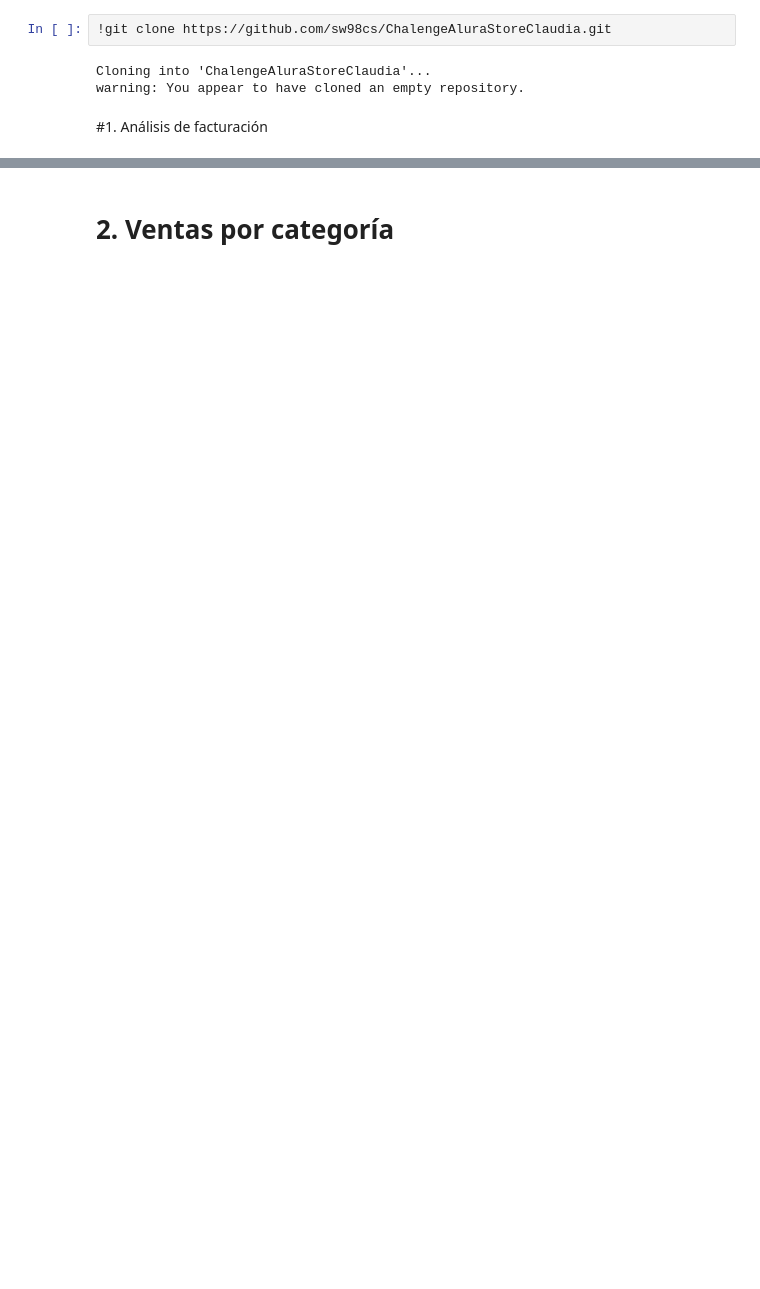
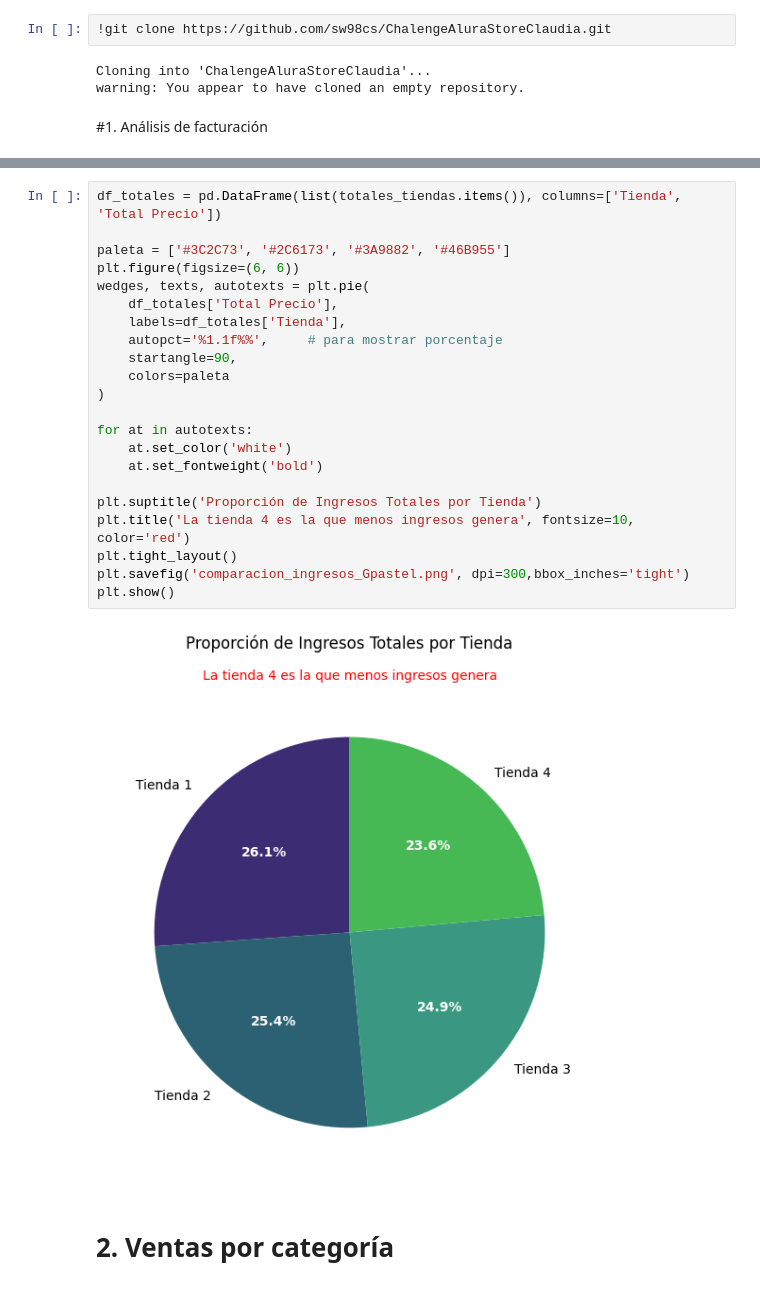
Before and after one commit to sw98cs/ChallengeAluraStoreClaudia, a Jupyter notebook: AluraStoreLatam.ipynb, the cells around one changed output, grey strips where cells are left out. Drawn from its saved outputs; the diff is of its cells as text; blank space fills up the shorter version.

```diff
--- a/AluraStoreLatam.ipynb
+++ b/AluraStoreLatam.ipynb
@@ -33,2 +474,26 @@ warning: You appear to have cloned an empty repository.
+# %%
+df_totales = pd.DataFrame(list(totales_tiendas.items()), columns=['Tienda', 'Total Precio'])
+
+paleta = ['#3C2C73', '#2C6173', '#3A9882', '#46B955']
+plt.figure(figsize=(6, 6))
+wedges, texts, autotexts = plt.pie(
+    df_totales['Total Precio'],
+    labels=df_totales['Tienda'],
+    autopct='%1.1f%%',     # para mostrar porcentaje
+    startangle=90,
+    colors=paleta
+)
+
+for at in autotexts:
+    at.set_color('white')
+    at.set_fontweight('bold')
+
+plt.suptitle('Proporción de Ingresos Totales por Tienda')
+plt.title('La tienda 4 es la que menos ingresos genera', fontsize=10, color='red')
+plt.tight_layout()
+plt.savefig('comparacion_ingresos_Gpastel.png', dpi=300,bbox_inches='tight')
+plt.show()
+# %% [output]
+[figure, added]
 # %% [markdown]
 # 2. Ventas por categoría
```
Also changed, not shown: parts of 84 cells of this notebook.
